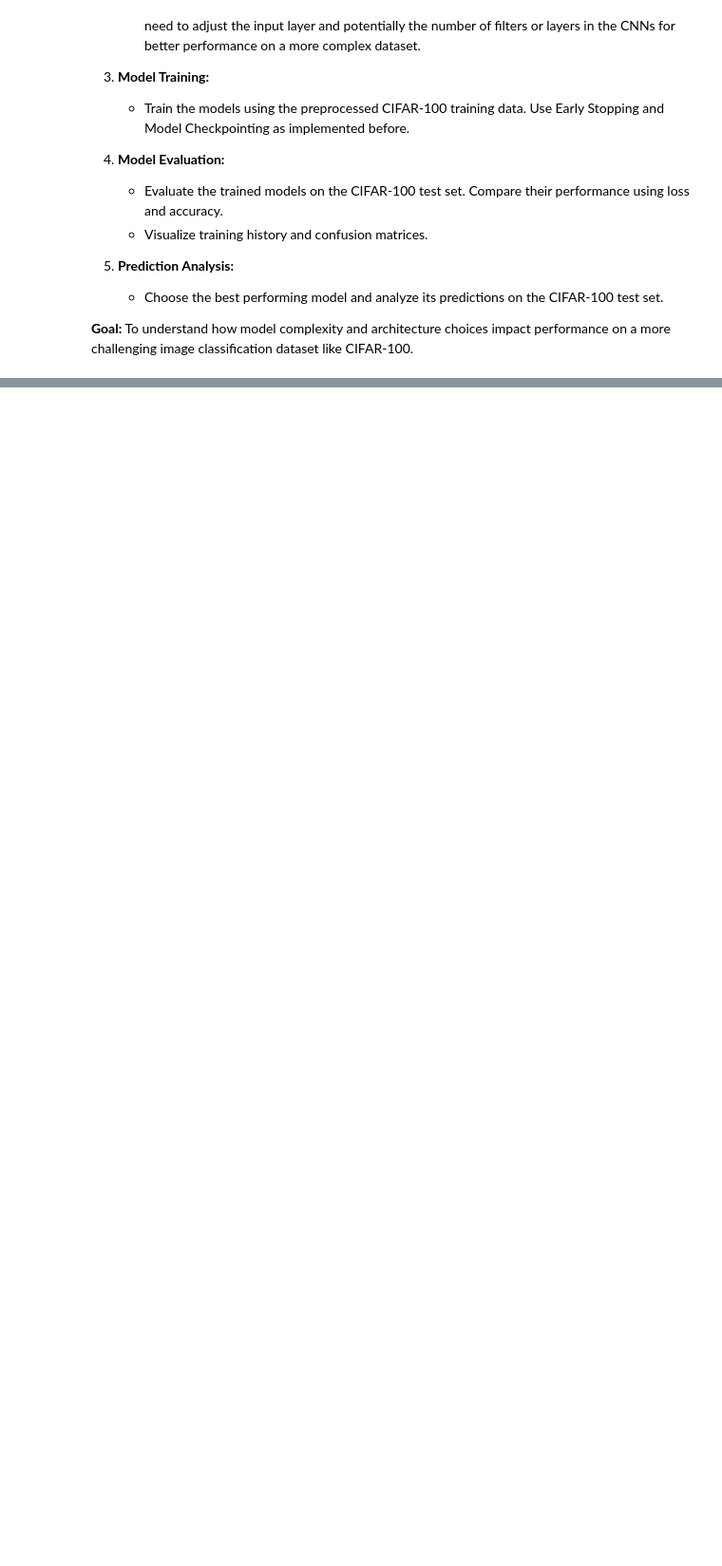
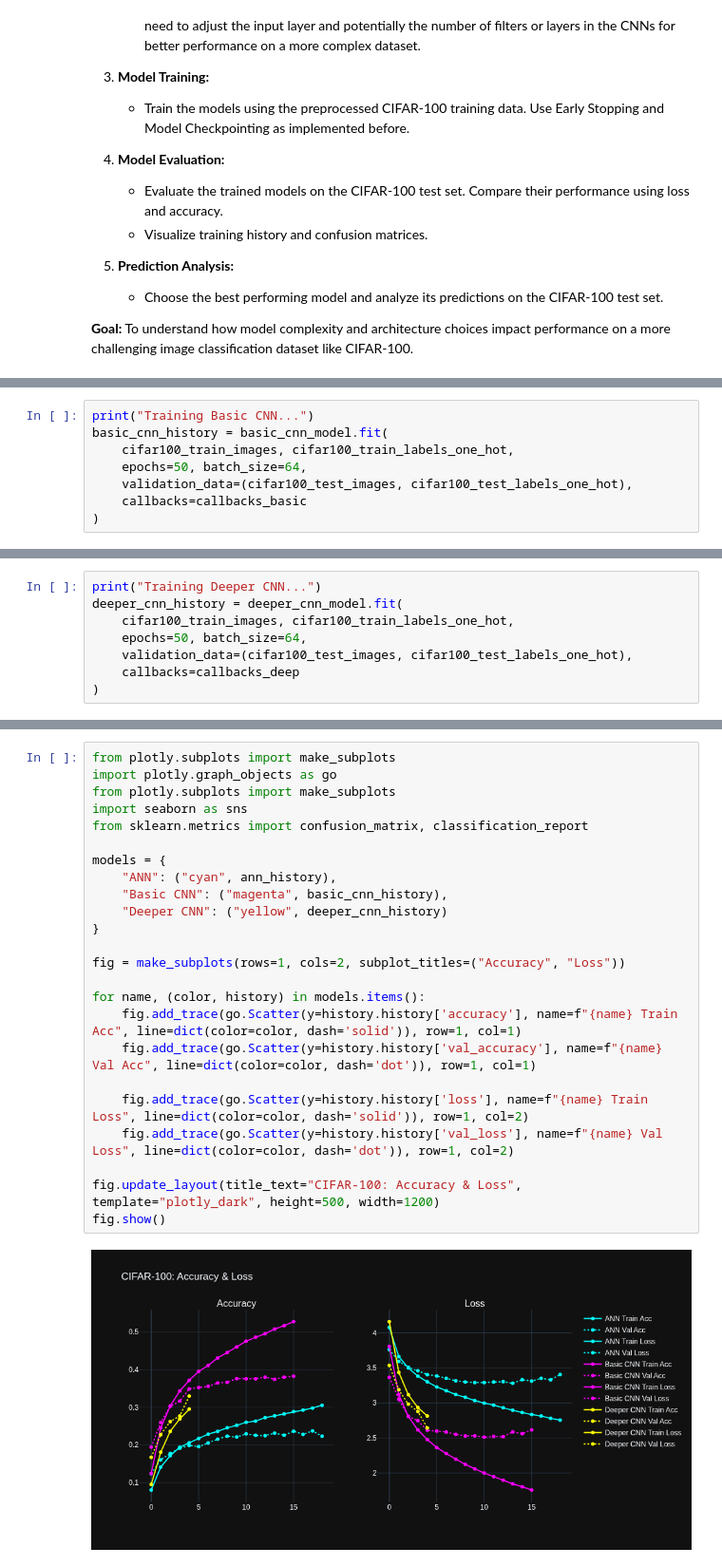
Before and after one commit to iroshankumar/21days21projects, a Jupyter notebook: 8_Vision_AI_Fundamentals_Building_a_Digit_Recognizer_from_Scratch.ipynb, the cells around one changed output, grey strips where cells are left out. Shown at 95% size. Drawn from its saved outputs; the diff is of its cells as text; blank space fills up the shorter version.

```diff
--- a/8_Vision_AI_Fundamentals_Building_a_Digit_Recognizer_from_Scratch.ipynb
+++ b/8_Vision_AI_Fundamentals_Building_a_Digit_Recognizer_from_Scratch.ipynb
@@ -784,0 +912,8 @@ CIFAR-100 Testing labels shape: (10000, 1)
+# %%
+print("Training Basic CNN...")
+basic_cnn_history = basic_cnn_model.fit(
+    cifar100_train_images, cifar100_train_labels_one_hot,
+    epochs=50, batch_size=64,
+    validation_data=(cifar100_test_images, cifar100_test_labels_one_hot),
+    callbacks=callbacks_basic
+)
@@ -784,0 +944,8 @@ CIFAR-100 Testing labels shape: (10000, 1)
+# %%
+print("Training Deeper CNN...")
+deeper_cnn_history = deeper_cnn_model.fit(
+    cifar100_train_images, cifar100_train_labels_one_hot,
+    epochs=50, batch_size=64,
+    validation_data=(cifar100_test_images, cifar100_test_labels_one_hot),
+    callbacks=callbacks_deep
+)
@@ -784,0 +981,26 @@ CIFAR-100 Testing labels shape: (10000, 1)
+# %%
+from plotly.subplots import make_subplots
+import plotly.graph_objects as go
+from plotly.subplots import make_subplots
+import seaborn as sns
+from sklearn.metrics import confusion_matrix, classification_report
+
+models = {
+    "ANN": ("cyan", ann_history),
+    "Basic CNN": ("magenta", basic_cnn_history),
+    "Deeper CNN": ("yellow", deeper_cnn_history)
+}
+
+fig = make_subplots(rows=1, cols=2, subplot_titles=("Accuracy", "Loss"))
+
+for name, (color, history) in models.items():
+    fig.add_trace(go.Scatter(y=history.history['accuracy'], name=f"{name} Train Acc", line=dict(color=color, dash='solid')), row=1, col=1)
+    fig.add_trace(go.Scatter(y=history.history['val_accuracy'], name=f"{name} Val Acc", line=dict(color=color, dash='dot')), row=1, col=1)
+
+    fig.add_trace(go.Scatter(y=history.history['loss'], name=f"{name} Train Loss", line=dict(color=color, dash='solid')), row=1, col=2)
+    fig.add_trace(go.Scatter(y=history.history['val_loss'], name=f"{name} Val Loss", line=dict(color=color, dash='dot')), row=1, col=2)
+
+fig.update_layout(title_text="CIFAR-100: Accuracy & Loss", template="plotly_dark", height=500, width=1200)
+fig.show()
+# %% [output]
+[figure, added]
```
Also changed, not shown: parts of 21 cells of this notebook, 3 other files.
